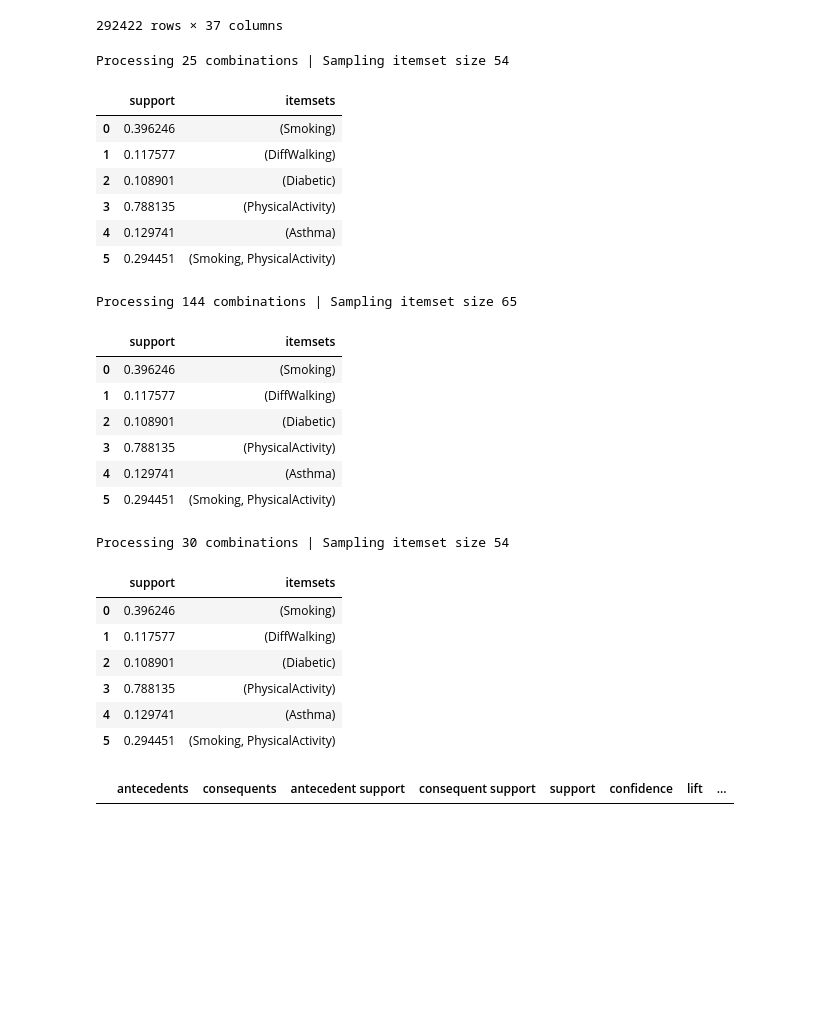
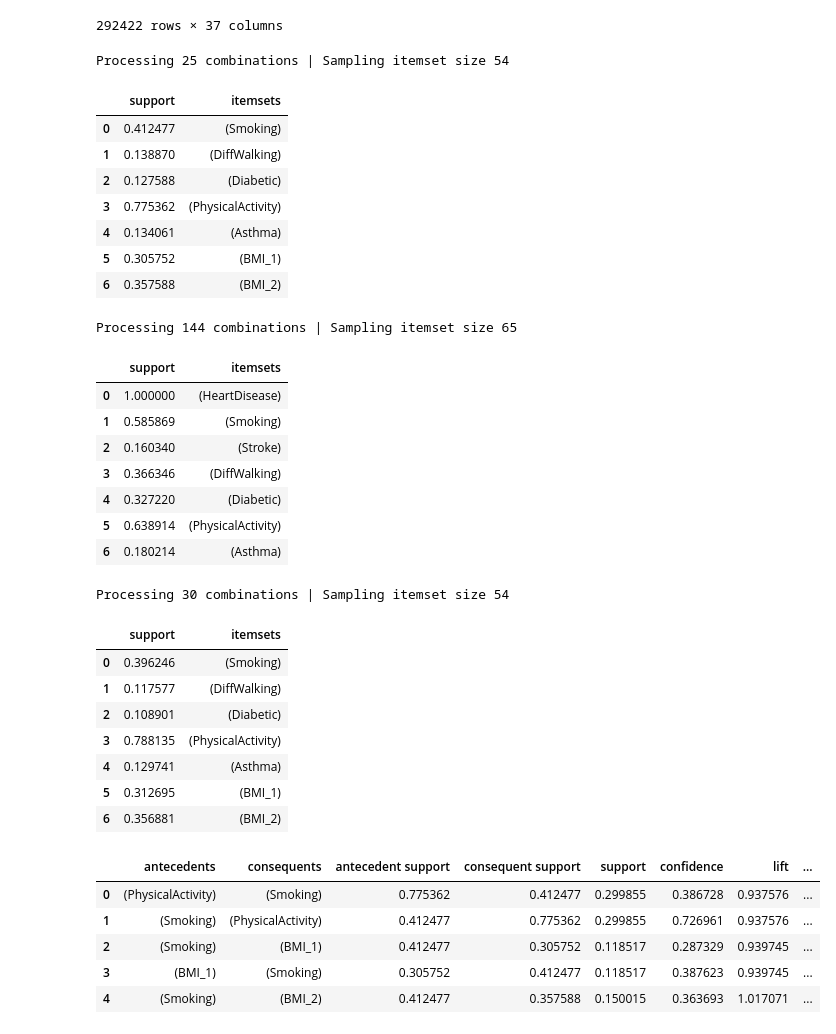
Before and after one commit to FinOCE/CP3403-group, a Jupyter notebook: notebooks/daniel.ipynb, the cells around one changed output. Drawn from its saved outputs; the diff is of its cells as text; code cells hidden in the pictures; blank space fills up the shorter version.

```diff
--- a/notebooks/daniel.ipynb
+++ b/notebooks/daniel.ipynb
@@ -250,31 +248,33 @@ data7
 292422 rows × 37 columns
 # %%
 freq_items_true_all = apriori(data5, min_support=0.1, use_colnames=True, verbose=1)
-freq_items_neg.head(7)
+freq_items_true_all.head(7)
 # %% [output]
 Processing 25 combinations | Sampling itemset size 54
 |  | support | itemsets |
-| 0 | 0.396246 | (Smoking) |
-| 1 | 0.117577 | (DiffWalking) |
-| 2 | 0.108901 | (Diabetic) |
-| 3 | 0.788135 | (PhysicalActivity) |
-| 4 | 0.129741 | (Asthma) |
-| 5 | 0.294451 | (Smoking, PhysicalActivity) |
+| 0 | 0.412477 | (Smoking) |
+| 1 | 0.138870 | (DiffWalking) |
+| 2 | 0.127588 | (Diabetic) |
+| 3 | 0.775362 | (PhysicalActivity) |
+| 4 | 0.134061 | (Asthma) |
+| 5 | 0.305752 | (BMI_1) |
+| 6 | 0.357588 | (BMI_2) |
 # %%
 freq_items_true_pos = apriori(data6, min_support=0.1, use_colnames=True, verbose=1)
-freq_items_neg.head(7)
+freq_items_true_pos.head(7)
 # %% [output]
 Processing 144 combinations | Sampling itemset size 65
 |  | support | itemsets |
-| 0 | 0.396246 | (Smoking) |
-| 1 | 0.117577 | (DiffWalking) |
-| 2 | 0.108901 | (Diabetic) |
-| 3 | 0.788135 | (PhysicalActivity) |
-| 4 | 0.129741 | (Asthma) |
-| 5 | 0.294451 | (Smoking, PhysicalActivity) |
+| 0 | 1.000000 | (HeartDisease) |
+| 1 | 0.585869 | (Smoking) |
+| 2 | 0.160340 | (Stroke) |
+| 3 | 0.366346 | (DiffWalking) |
+| 4 | 0.327220 | (Diabetic) |
+| 5 | 0.638914 | (PhysicalActivity) |
+| 6 | 0.180214 | (Asthma) |
 # %%
 freq_items_true_neg = apriori(data7, min_support=0.1, use_colnames=True, verbose=1)
-freq_items_neg.head(7)
+freq_items_true_neg.head(7)
 # %% [output]
 Processing 30 combinations | Sampling itemset size 54
 |  | support | itemsets |
@@ -283,9 +283,15 @@ Processing 30 combinations | Sampling itemset size 54
 | 2 | 0.108901 | (Diabetic) |
 | 3 | 0.788135 | (PhysicalActivity) |
 | 4 | 0.129741 | (Asthma) |
-| 5 | 0.294451 | (Smoking, PhysicalActivity) |
+| 5 | 0.312695 | (BMI_1) |
+| 6 | 0.356881 | (BMI_2) |
 # %%
-rules = association_rules(freq_items_true_all, metric="confidence", min_threshold=0.9)
+rules = association_rules(freq_items_true_all, metric="confidence", min_threshold=0.1)
 rules.head()
 # %% [output]
 |  | antecedents | consequents | antecedent support | consequent support | support | confidence | lift | ... |
+| 0 | (PhysicalActivity) | (Smoking) | 0.775362 | 0.412477 | 0.299855 | 0.386728 | 0.937576 | ... |
+| 1 | (Smoking) | (PhysicalActivity) | 0.412477 | 0.775362 | 0.299855 | 0.726961 | 0.937576 | ... |
+| 2 | (Smoking) | (BMI_1) | 0.412477 | 0.305752 | 0.118517 | 0.287329 | 0.939745 | ... |
+| 3 | (BMI_1) | (Smoking) | 0.305752 | 0.412477 | 0.118517 | 0.387623 | 0.939745 | ... |
+| 4 | (Smoking) | (BMI_2) | 0.412477 | 0.357588 | 0.150015 | 0.363693 | 1.017071 | ... |
```
Also changed, not shown: parts of 4 cells of this notebook.
